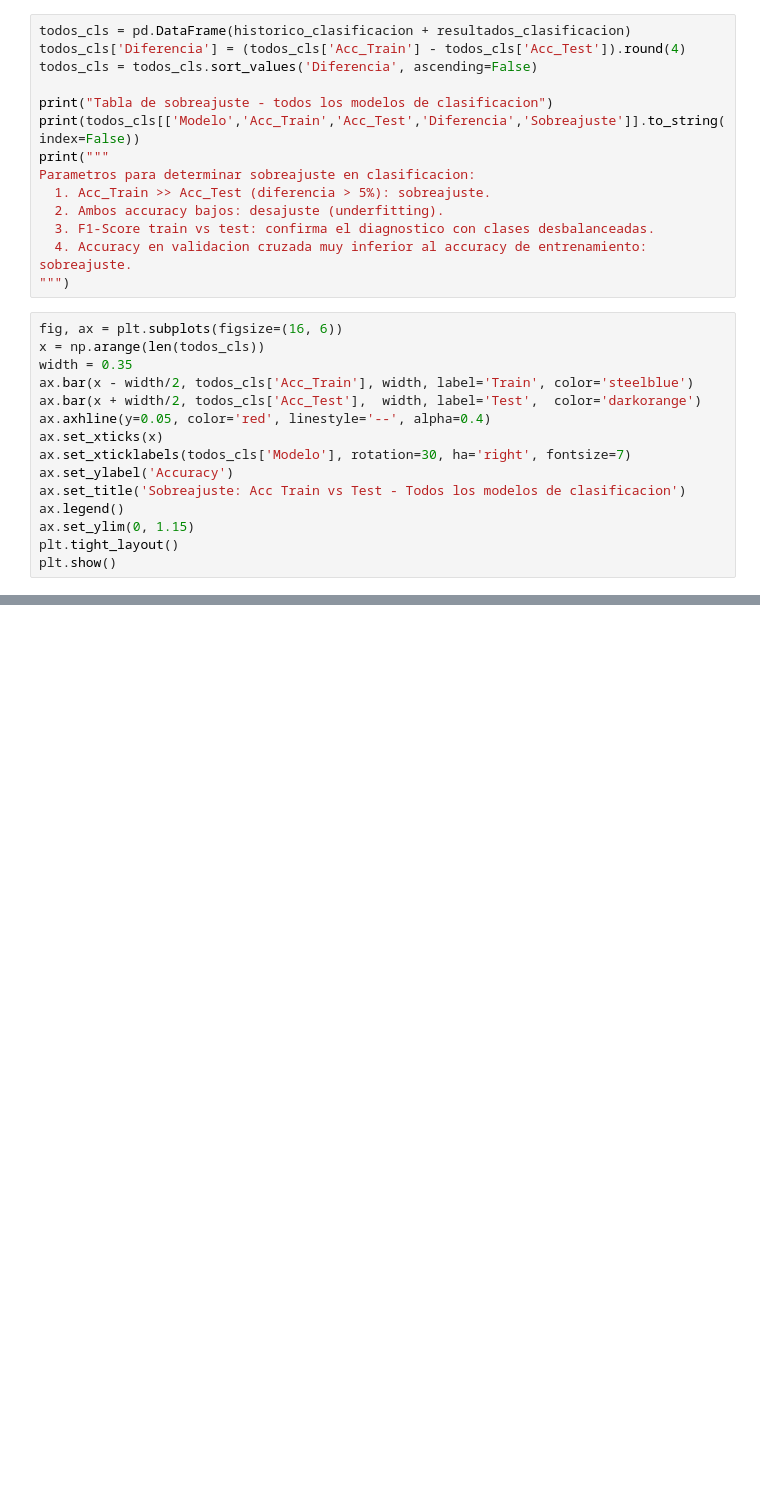
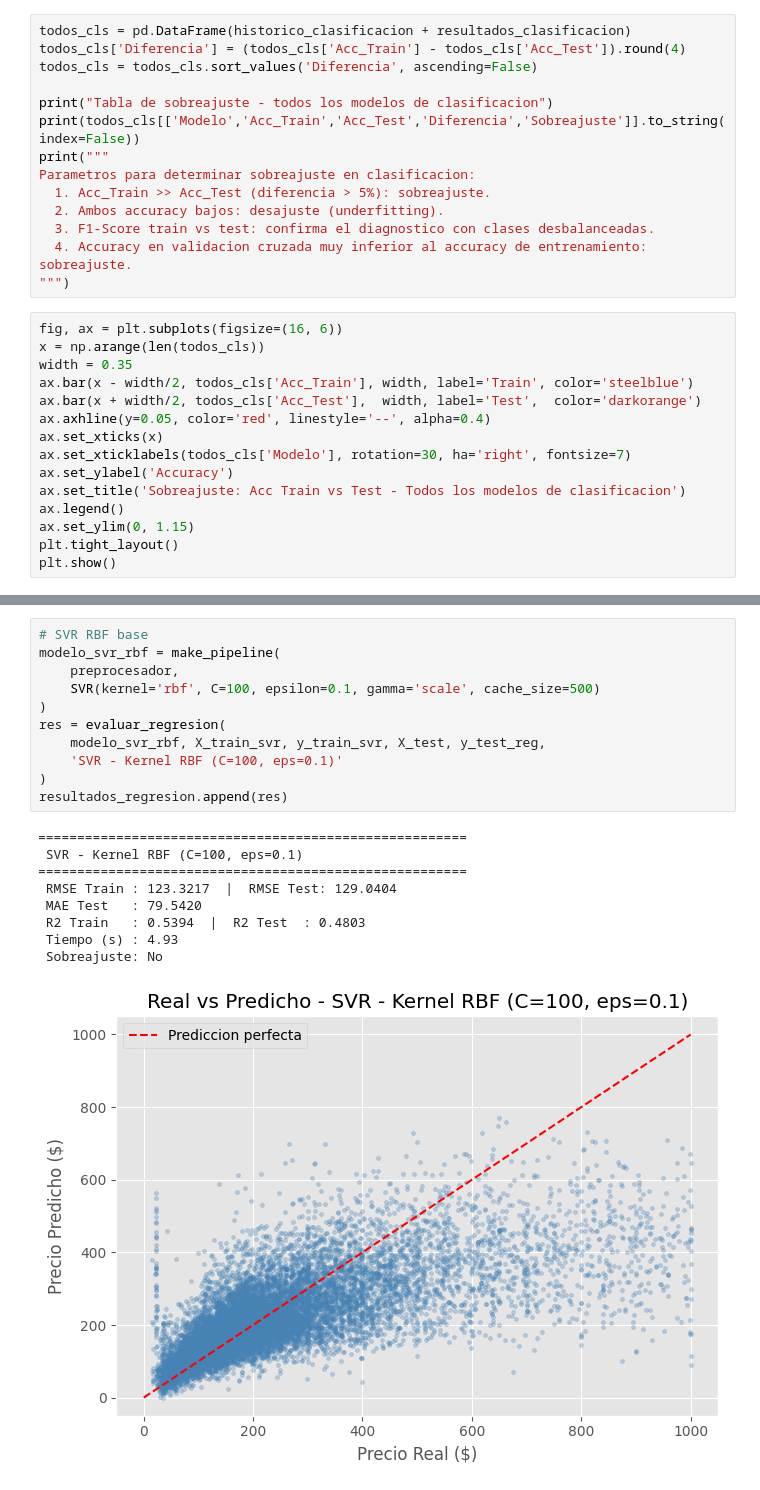
Before and after one commit to miafuentes30/CC3074-Laboratorio8, a Jupyter notebook: lab8.ipynb, the cells around one changed output, grey strips where cells are left out. Saved outputs shown, nothing was run; the diff lists cells and outputs as text; blank space fills up the shorter version.

```diff
--- a/lab8.ipynb
+++ b/lab8.ipynb
@@ -805,0 +890,21 @@ plt.show()
+# %%
+# SVR RBF base
+modelo_svr_rbf = make_pipeline(
+    preprocesador,
+    SVR(kernel='rbf', C=100, epsilon=0.1, gamma='scale', cache_size=500)
+)
+res = evaluar_regresion(
+    modelo_svr_rbf, X_train_svr, y_train_svr, X_test, y_test_reg,
+    'SVR - Kernel RBF (C=100, eps=0.1)'
+)
+resultados_regresion.append(res)
+# %% [output]
+=======================================================
+ SVR - Kernel RBF (C=100, eps=0.1)
+=======================================================
+ RMSE Train : 123.3217  |  RMSE Test: 129.0404
+ MAE Test   : 79.5420
+ R2 Train   : 0.5394  |  R2 Test  : 0.4803
+ Tiempo (s) : 4.93
+ Sobreajuste: No
+[figure, added]
```
Also changed, not shown: parts of 6 cells of this notebook.
